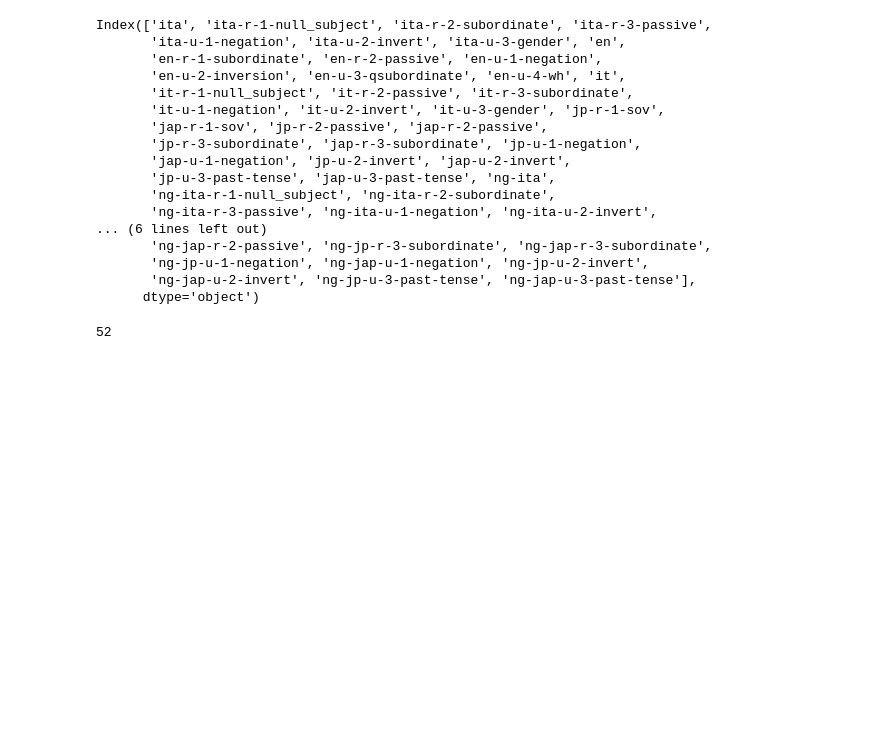
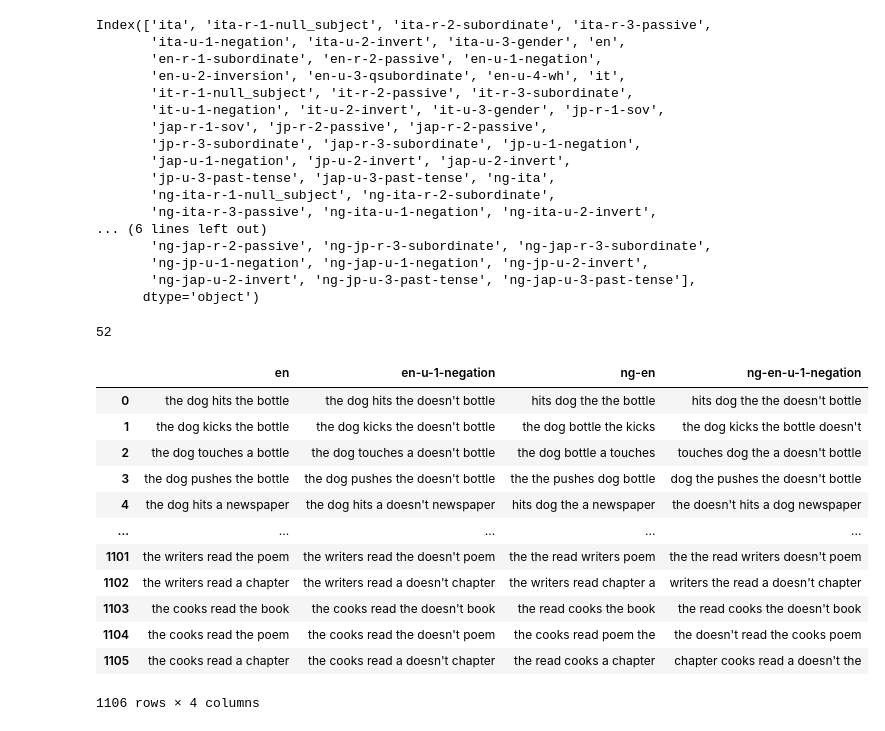
Before and after one commit to arunasank/disjoint-processing-llms, a Jupyter notebook: data-gen/gen-imp-grammars.ipynb, the cells around one changed output. Drawn from its saved outputs; the diff is of its cells as text; code cells hidden in the pictures; blank space fills up the shorter version.

```diff
--- a/data-gen/gen-imp-grammars.ipynb
+++ b/data-gen/gen-imp-grammars.ipynb
@@ -1162,3 +1168,5 @@ for jap in japCols:
     df[jap] = df.progress_apply(lambda row: "".join(row[jap].split(" ")), axis=1)
 
 df.to_csv('ngs.csv',  index=False)
+# %%
+ngdf = pd.read_csv('ngs.csv')
@@ -1164,0 +1176,16 @@ df.to_csv('ngs.csv',  index=False)
+# %%
+ngdf[['en', 'en-u-1-negation', 'ng-en', 'ng-en-u-1-negation']]
+# %% [output]
+|  | en | en-u-1-negation | ng-en | ng-en-u-1-negation |
+| 0 | the dog hits the bottle | the dog hits the doesn't bottle | hits dog the the bottle | hits dog the the doesn't bottle |
+| 1 | the dog kicks the bottle | the dog kicks the doesn't bottle | the dog bottle the kicks | the dog kicks the bottle doesn't |
+| 2 | the dog touches a bottle | the dog touches a doesn't bottle | the dog bottle a touches | touches dog the a doesn't bottle |
+| 3 | the dog pushes the bottle | the dog pushes the doesn't bottle | the the pushes dog bottle | dog the pushes the doesn't bottle |
+| 4 | the dog hits a newspaper | the dog hits a doesn't newspaper | hits dog the a newspaper | the doesn't hits a dog newspaper |
+| ... | ... | ... | ... | ... |
+| 1101 | the writers read the poem | the writers read the doesn't poem | the the read writers poem | the the read writers doesn't poem |
+| 1102 | the writers read a chapter | the writers read a doesn't chapter | the writers read chapter a | writers the read a doesn't chapter |
+| 1103 | the cooks read the book | the cooks read the doesn't book | the read cooks the book | the read cooks the doesn't book |
+| 1104 | the cooks read the poem | the cooks read the doesn't poem | the cooks read poem the | the doesn't read the cooks poem |
+| 1105 | the cooks read a chapter | the cooks read a doesn't chapter | the read cooks a chapter | chapter cooks read a doesn't the |
+1106 rows × 4 columns
```
Also changed, not shown: parts of 3 cells of this notebook, 5 other files.
